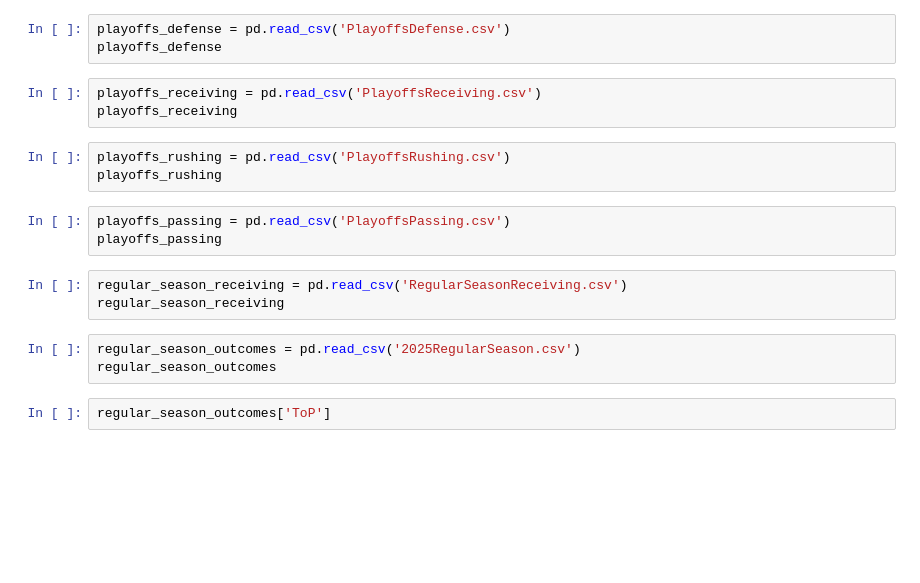
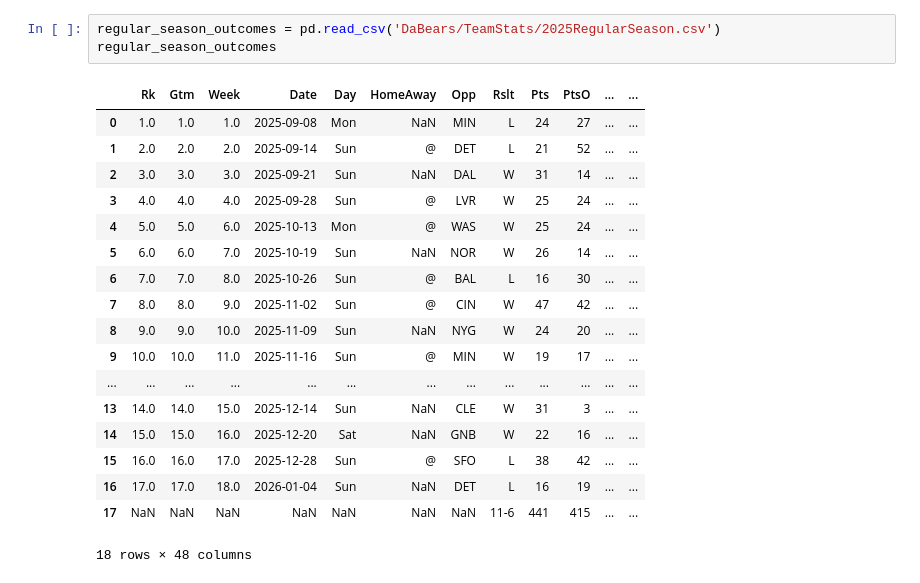
Before and after one commit to patelshri308-commits/DaBears, a Jupyter notebook: cb2025.ipynb, the cells around one changed output. Saved outputs shown, nothing was run; the diff lists cells and outputs as text; blank space fills up the shorter version.

```diff
--- a/cb2025.ipynb
+++ b/cb2025.ipynb
@@ -15,20 +6,22 @@ regular_season_defense
-# %%
-playoffs_defense = pd.read_csv('PlayoffsDefense.csv')
-playoffs_defense
-# %%
-playoffs_receiving = pd.read_csv('PlayoffsReceiving.csv')
-playoffs_receiving
-# %%
-playoffs_rushing = pd.read_csv('PlayoffsRushing.csv')
-playoffs_rushing
-# %%
-playoffs_passing = pd.read_csv('PlayoffsPassing.csv')
-playoffs_passing
-# %%
-regular_season_receiving = pd.read_csv('RegularSeasonReceiving.csv')
-regular_season_receiving
 # %%
-regular_season_outcomes = pd.read_csv('2025RegularSeason.csv')
+regular_season_outcomes = pd.read_csv('DaBears/TeamStats/2025RegularSeason.csv')
 regular_season_outcomes
+# %% [output]
+|  | Rk | Gtm | Week | Date | Day | HomeAway | Opp | Rslt | Pts | PtsO | ... | ... |
+| 0 | 1.0 | 1.0 | 1.0 | 2025-09-08 | Mon | NaN | MIN | L | 24 | 27 | ... | ... |
+| 1 | 2.0 | 2.0 | 2.0 | 2025-09-14 | Sun | @ | DET | L | 21 | 52 | ... | ... |
+| 2 | 3.0 | 3.0 | 3.0 | 2025-09-21 | Sun | NaN | DAL | W | 31 | 14 | ... | ... |
+| 3 | 4.0 | 4.0 | 4.0 | 2025-09-28 | Sun | @ | LVR | W | 25 | 24 | ... | ... |
+| 4 | 5.0 | 5.0 | 6.0 | 2025-10-13 | Mon | @ | WAS | W | 25 | 24 | ... | ... |
+| 5 | 6.0 | 6.0 | 7.0 | 2025-10-19 | Sun | NaN | NOR | W | 26 | 14 | ... | ... |
+| 6 | 7.0 | 7.0 | 8.0 | 2025-10-26 | Sun | @ | BAL | L | 16 | 30 | ... | ... |
+| 7 | 8.0 | 8.0 | 9.0 | 2025-11-02 | Sun | @ | CIN | W | 47 | 42 | ... | ... |
+| 8 | 9.0 | 9.0 | 10.0 | 2025-11-09 | Sun | NaN | NYG | W | 24 | 20 | ... | ... |
+| 9 | 10.0 | 10.0 | 11.0 | 2025-11-16 | Sun | @ | MIN | W | 19 | 17 | ... | ... |
+| ... | ... | ... | ... | ... | ... | ... | ... | ... | ... | ... | ... | ... |
+| 13 | 14.0 | 14.0 | 15.0 | 2025-12-14 | Sun | NaN | CLE | W | 31 | 3 | ... | ... |
+| 14 | 15.0 | 15.0 | 16.0 | 2025-12-20 | Sat | NaN | GNB | W | 22 | 16 | ... | ... |
+| 15 | 16.0 | 16.0 | 17.0 | 2025-12-28 | Sun | @ | SFO | L | 38 | 42 | ... | ... |
+| 16 | 17.0 | 17.0 | 18.0 | 2026-01-04 | Sun | NaN | DET | L | 16 | 19 | ... | ... |
+| 17 | NaN | NaN | NaN | NaN | NaN | NaN | NaN | 11-6 | 441 | 415 | ... | ... |
+18 rows × 48 columns
-# %%
-regular_season_outcomes['ToP']
```
Also changed, not shown: parts of 5 cells of this notebook.
